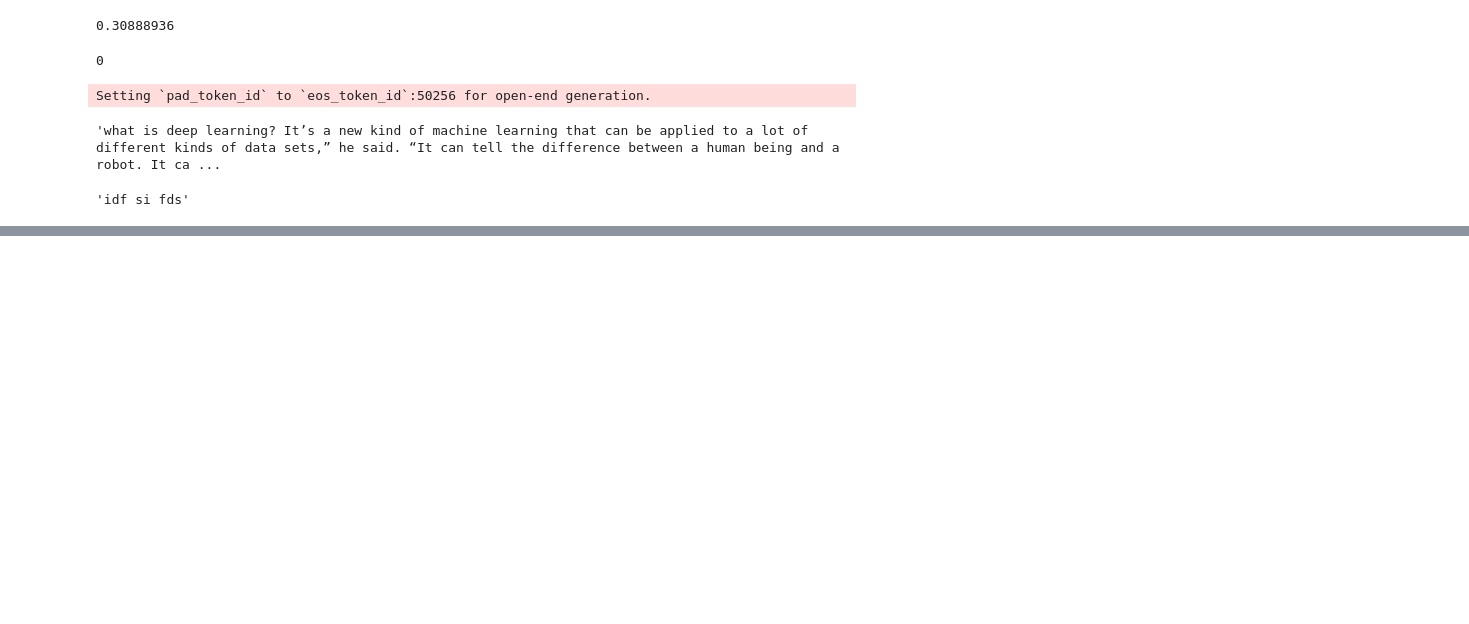
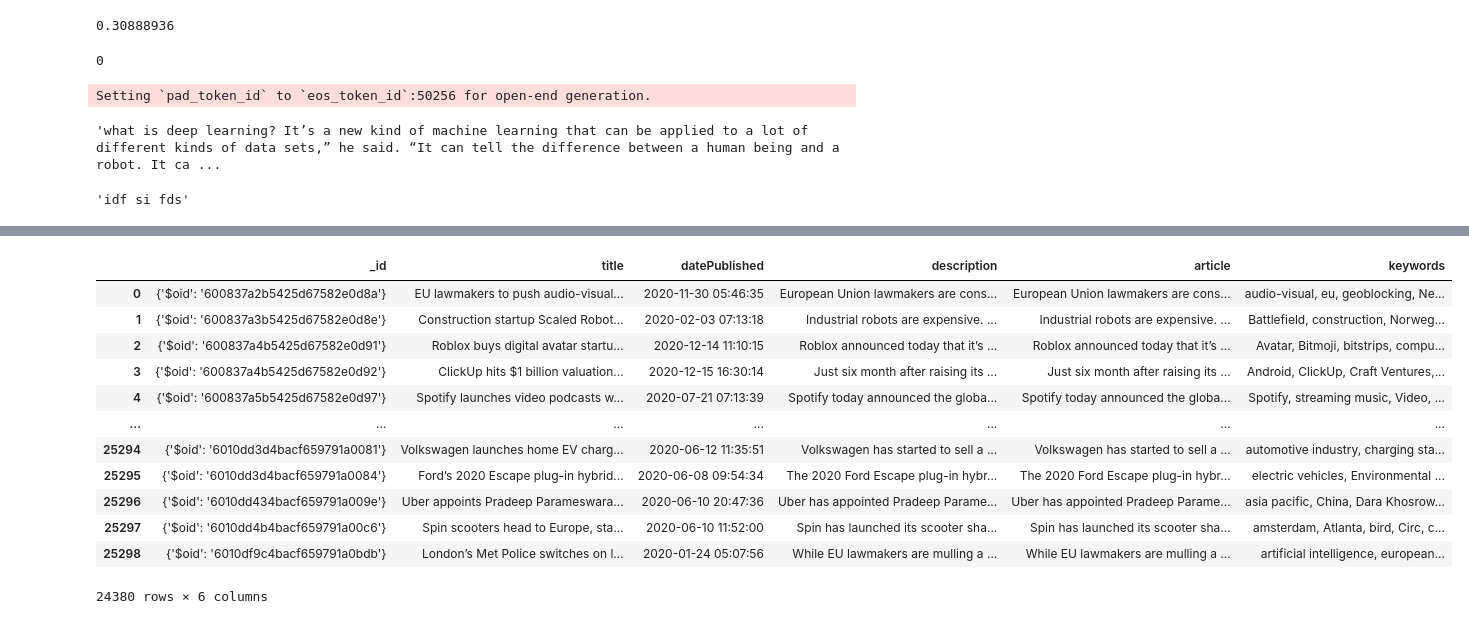
Before and after one commit to abhishek-paghdal/Content_Generation, a Jupyter notebook: Bhavya.ipynb, the cells around one changed output, grey strips where cells are left out. Saved outputs shown, nothing was run; the diff lists cells and outputs as text; code cells hidden in the pictures; blank space fills up the shorter version.

```diff
--- a/Bhavya.ipynb
+++ b/Bhavya.ipynb
@@ -637,0 +641,3 @@ s2=''
+# %%
+# Load the dataset into a pandas dataframe
+df = pd.read_csv('/content/drive/MyDrive/data.csv')
@@ -637,0 +673,18 @@ s2=''
+# %%
+df.dropna(inplace=True)
+# %%
+df
+# %% [output]
+|  | _id | title | datePublished | description | article | keywords |
+| 0 | {'$oid': '600837a2b5425d67582e0d8a'} | EU lawmakers to push audio-visual... | 2020-11-30 05:46:35 | European Union lawmakers are cons... | European Union lawmakers are cons... | audio-visual, eu, geoblocking, Ne... |
+| 1 | {'$oid': '600837a3b5425d67582e0d8e'} | Construction startup Scaled Robot... | 2020-02-03 07:13:18 | Industrial robots are expensive. ... | Industrial robots are expensive. ... | Battlefield, construction, Norweg... |
+| 2 | {'$oid': '600837a4b5425d67582e0d91'} | Roblox buys digital avatar startu... | 2020-12-14 11:10:15 | Roblox announced today that it’s ... | Roblox announced today that it’s ... | Avatar, Bitmoji, bitstrips, compu... |
+| 3 | {'$oid': '600837a4b5425d67582e0d92'} | ClickUp hits $1 billion valuation... | 2020-12-15 16:30:14 | Just six month after raising its ... | Just six month after raising its ... | Android, ClickUp, Craft Ventures,... |
+| 4 | {'$oid': '600837a5b5425d67582e0d97'} | Spotify launches video podcasts w... | 2020-07-21 07:13:39 | Spotify today announced the globa... | Spotify today announced the globa... | Spotify, streaming music, Video, ... |
+| ... | ... | ... | ... | ... | ... | ... |
+| 25294 | {'$oid': '6010dd3d4bacf659791a0081'} | Volkswagen launches home EV charg... | 2020-06-12 11:35:51 | Volkswagen has started to sell a ... | Volkswagen has started to sell a ... | automotive industry, charging sta... |
+| 25295 | {'$oid': '6010dd3d4bacf659791a0084'} | Ford’s 2020 Escape plug-in hybrid... | 2020-06-08 09:54:34 | The 2020 Ford Escape plug-in hybr... | The 2020 Ford Escape plug-in hybr... | electric vehicles, Environmental ... |
+| 25296 | {'$oid': '6010dd434bacf659791a009e'} | Uber appoints Pradeep Parameswara... | 2020-06-10 20:47:36 | Uber has appointed Pradeep Parame... | Uber has appointed Pradeep Parame... | asia pacific, China, Dara Khosrow... |
+| 25297 | {'$oid': '6010dd4b4bacf659791a00c6'} | Spin scooters head to Europe, sta... | 2020-06-10 11:52:00 | Spin has launched its scooter sha... | Spin has launched its scooter sha... | amsterdam, Atlanta, bird, Circ, c... |
+| 25298 | {'$oid': '6010df9c4bacf659791a0bdb'} | London’s Met Police switches on l... | 2020-01-24 05:07:56 | While EU lawmakers are mulling a ... | While EU lawmakers are mulling a ... | artificial intelligence, european... |
+24380 rows × 6 columns
```
Also changed, not shown: parts of 74 cells of this notebook.
